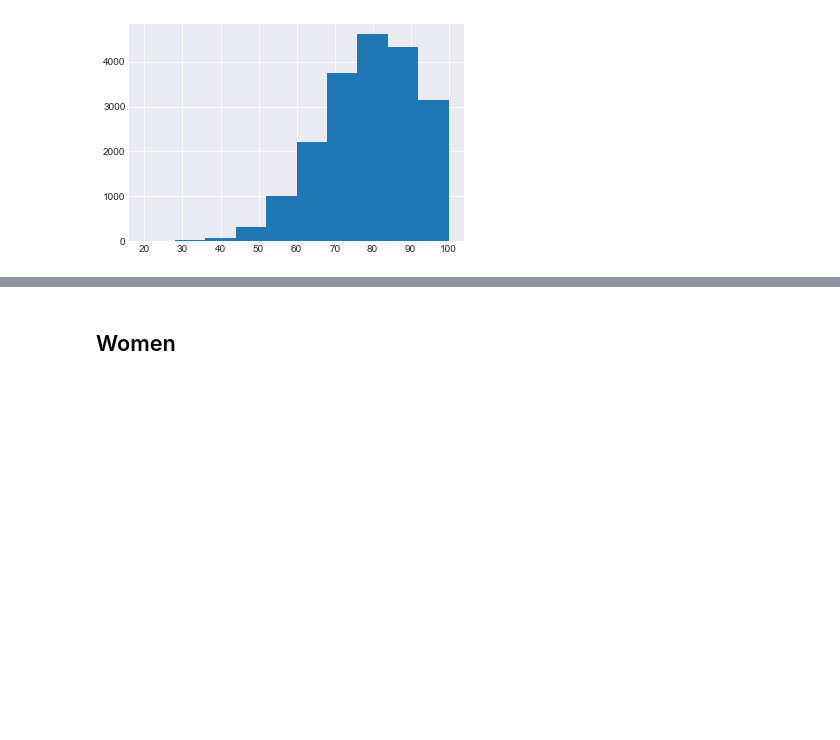
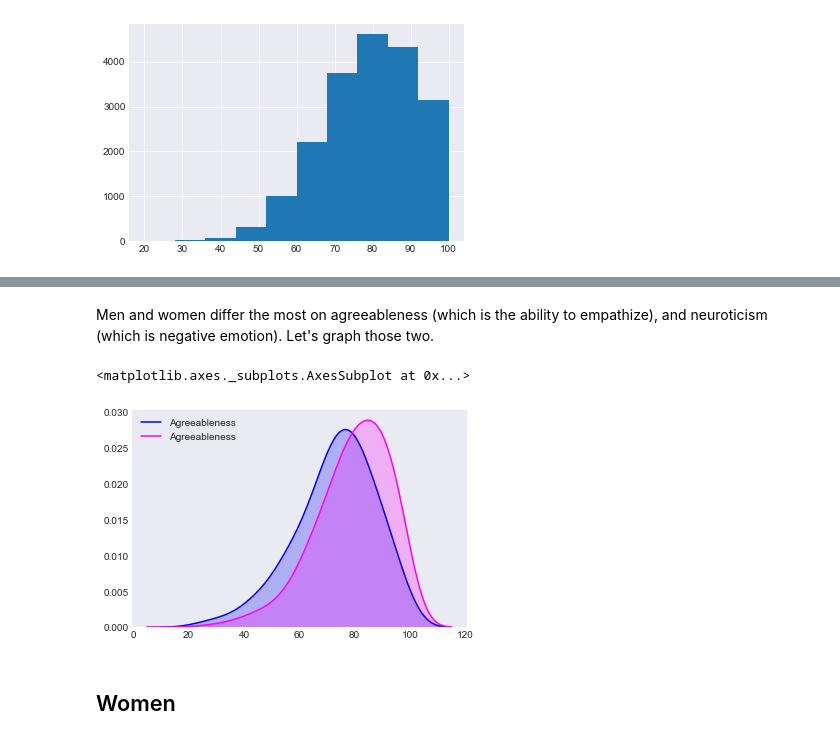
Before and after one commit to vincefav/big-five-age-and-gender, a Jupyter notebook: Big five - Age and gender.ipynb, the cells around one changed output, grey strips where cells are left out. Cells and saved outputs as stored; diff of their text form; code cells hidden in the pictures; blank space fills up the shorter version.

```diff
--- a/Big five - Age and gender.ipynb
+++ b/Big five - Age and gender.ipynb
@@ -125,0 +155,8 @@ data['Openness'].hist()
+# %% [markdown]
+Men and women differ the most on agreeableness (which is the ability to empathize), and neuroticism (which is negative emotion). Let's graph those two.
+# %%
+sns.kdeplot(men.Agreeableness, color='blue', shade=True, bw=5)
+sns.kdeplot(women.Agreeableness, color='magenta', shade=True, bw=5)
+# %% [output]
+<matplotlib.axes._subplots.AxesSubplot at 0x...>
+[figure, added]
```
Also changed, not shown: parts of 8 cells of this notebook.
